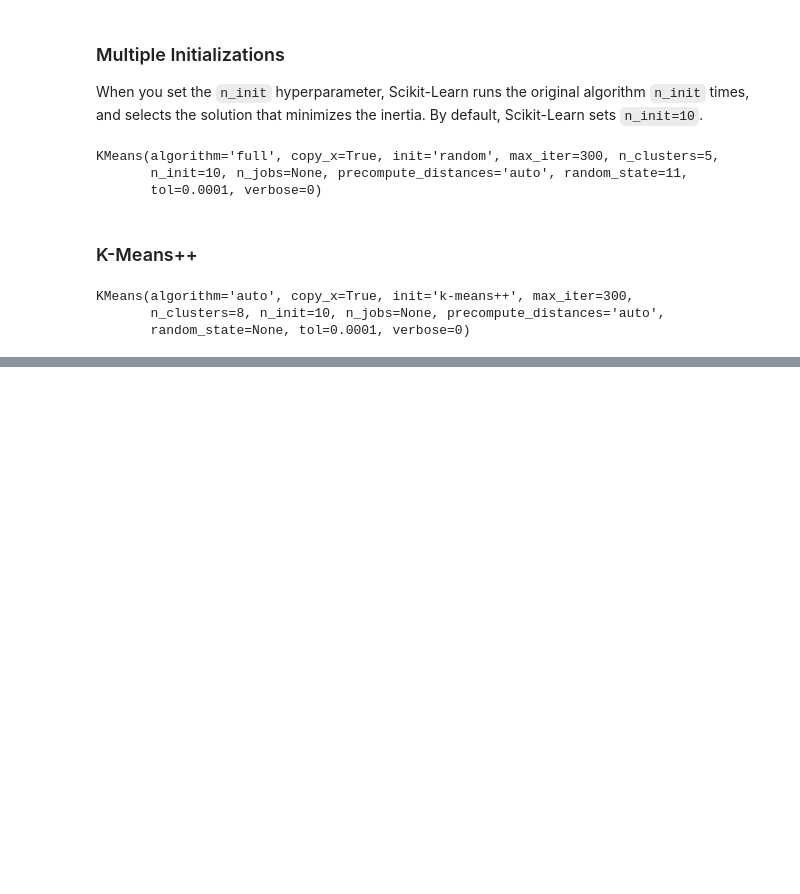
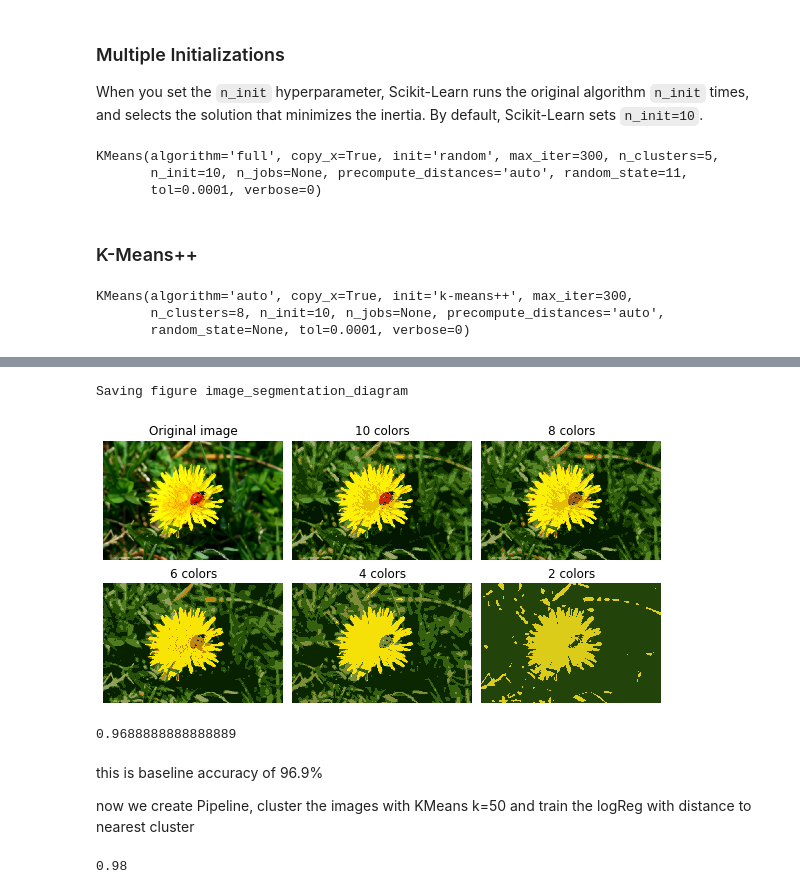
Before and after one commit to Svensone/handson-MachineLearning, a Jupyter notebook: 001 Ch. 9 Unsupervised Learning Methods.ipynb, the cells around one changed output, grey strips where cells are left out. Cells and saved outputs as stored; diff of their text form; code cells hidden in the pictures; blank space fills up the shorter version.

```diff
--- a/001 Ch. 9 Unsupervised Learning Methods.ipynb
+++ b/001 Ch. 9 Unsupervised Learning Methods.ipynb
@@ -329,0 +516,33 @@ KMeans(algorithm='auto', copy_x=True, init='k-means++', max_iter=300,
+# %%
+# reshape segmented_img to original shape
+
+segmented_img = segmented_img.reshape(image.shape)
+
+# create data for 10, 8, etc. color centroids
+segmented_imgs = []
+n_colors = (10, 8, 6, 4, 2)
+for n_clusters in n_colors:
+    kmeans = KMeans(n_clusters=n_clusters, random_state=42).fit(X)
+    segmented_img = kmeans.cluster_centers_[kmeans.labels_]
+    segmented_imgs.append(segmented_img.reshape(image.shape))
+
+# plot the data
+plt.figure(figsize=(10,5))
+plt.subplots_adjust(wspace=0.05, hspace=0.1)
+
+plt.subplot(231)
+plt.imshow(image)
+plt.title("Original image")
+plt.axis('off')
+
+for idx, n_clusters in enumerate(n_colors):
+    plt.subplot(232 + idx)
+    plt.imshow(segmented_imgs[idx])
+    plt.title("{} colors".format(n_clusters))
+    plt.axis('off')
+
+save_fig('image_segmentation_diagram', tight_layout=False)
+plt.show()
+# %% [output]
+Saving figure image_segmentation_diagram
+[figure, added]
@@ -329,0 +561,29 @@ KMeans(algorithm='auto', copy_x=True, init='k-means++', max_iter=300,
+# %%
+# train LogReg Model anc evaluate (score()) Model
+
+from sklearn.linear_model import LogisticRegression
+
+log_reg = LogisticRegression(multi_class='ovr', solver='lbfgs',
+                             max_iter=5000, random_state=42)
+
+log_reg.fit(X_train, y_train)
+
+log_reg.score(X_test, y_test)
+# %% [output]
+0.9688888888888889
+# %% [markdown]
+this is baseline accuracy of 96.9%
+
+now we create Pipeline, cluster the images with KMeans k=50 and train the logReg with distance to nearest cluster
+# %%
+from sklearn.pipeline import Pipeline
+
+pipeline = Pipeline([
+    ('kmeans', KMeans(n_clusters= 50, random_state=42)),
+    ('logreg', LogisticRegression(multi_class= 'ovr', max_iter=5000, solver='lbfgs', random_state=42))
+])
+
+pipeline.fit(X_train, y_train)
+pipeline.score(X_test, y_test)
+# %% [output]
+0.98
```
Also changed, not shown: parts of 27 cells of this notebook.
